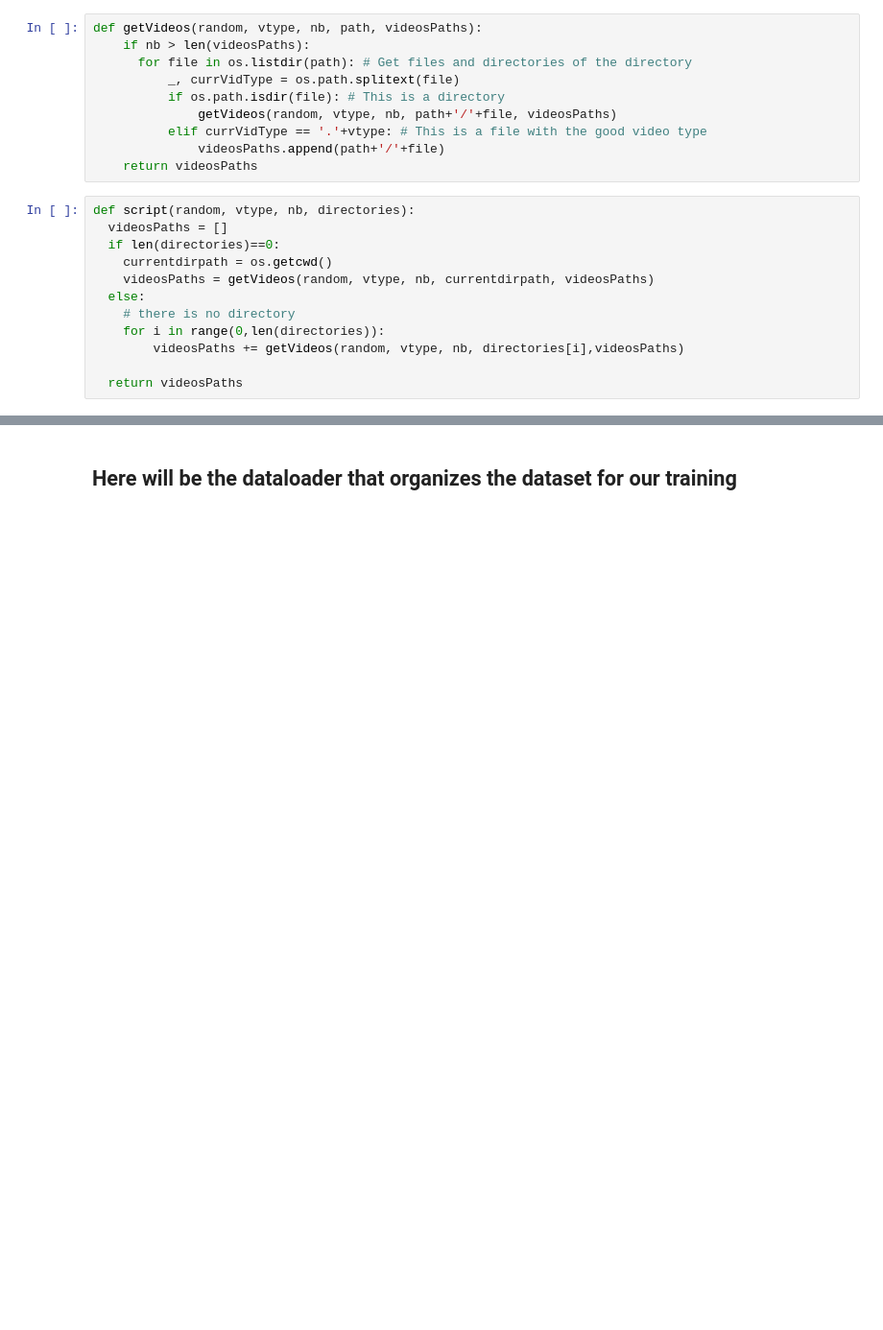
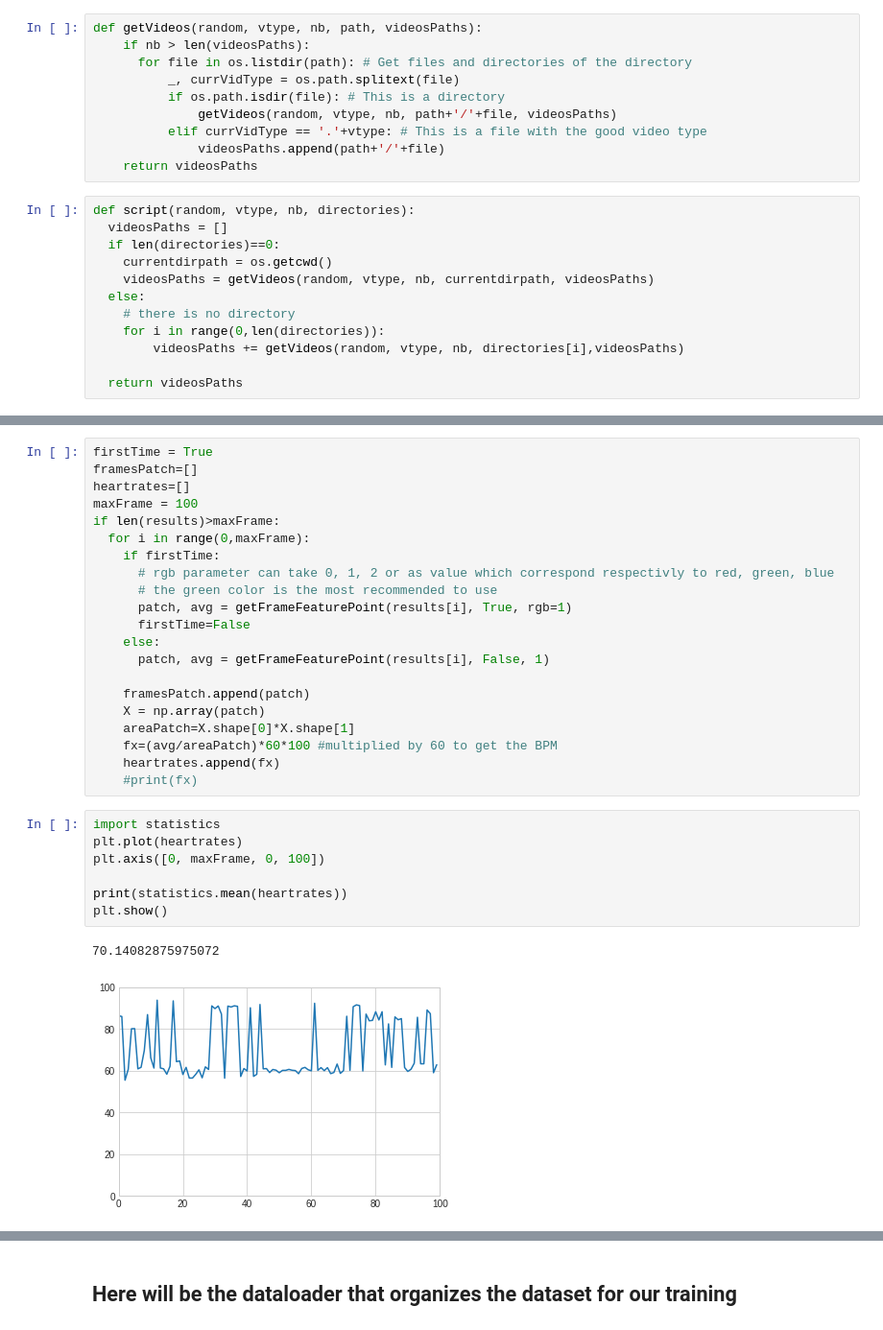
Before and after one commit to marvinmouroum/cv-heart-rate-measurement, a Jupyter notebook: cv_heart_rate_measurement.ipynb, the cells around one changed output, grey strips where cells are left out. Shown at 96% size. Saved outputs shown, nothing was run; the diff lists cells and outputs as text; blank space fills up the shorter version.

```diff
--- a/cv_heart_rate_measurement.ipynb
+++ b/cv_heart_rate_measurement.ipynb
@@ -354,0 +552,31 @@ def script(random, vtype, nb, directories):
+# %%
+firstTime = True
+framesPatch=[]
+heartrates=[]
+maxFrame = 100
+if len(results)>maxFrame:
+  for i in range(0,maxFrame):
+    if firstTime:
+      # rgb parameter can take 0, 1, 2 or as value which correspond respectivly to red, green, blue
+      # the green color is the most recommended to use
+      patch, avg = getFrameFeaturePoint(results[i], True, rgb=1)
+      firstTime=False
+    else:
+      patch, avg = getFrameFeaturePoint(results[i], False, 1)
+
+    framesPatch.append(patch)
+    X = np.array(patch)
+    areaPatch=X.shape[0]*X.shape[1]
+    fx=(avg/areaPatch)*60*100 #multiplied by 60 to get the BPM
+    heartrates.append(fx)
+    #print(fx)
+# %%
+import statistics
+plt.plot(heartrates)
+plt.axis([0, maxFrame, 0, 100])
+
+print(statistics.mean(heartrates))
+plt.show()
+# %% [output]
+70.14082875975072
+[figure, added]
```
Also changed, not shown: parts of 10 cells of this notebook.
